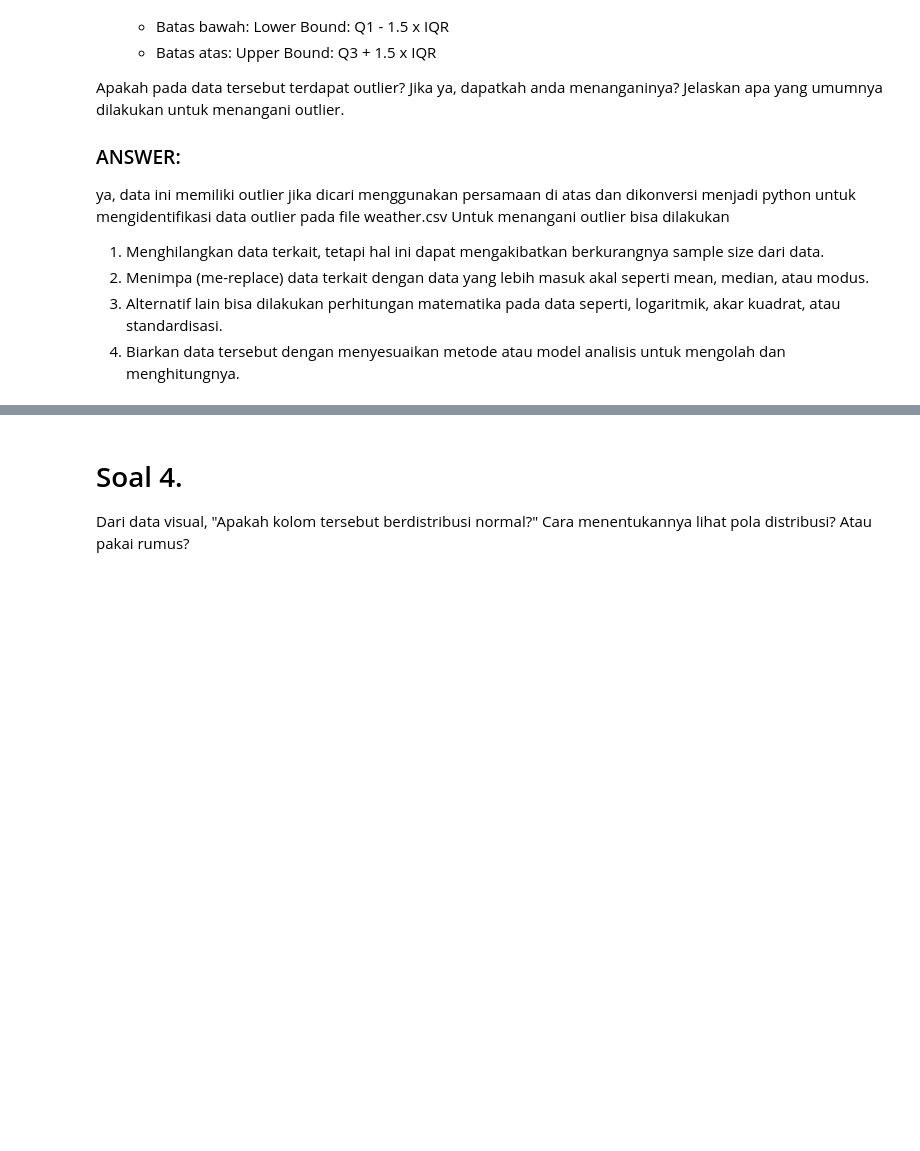
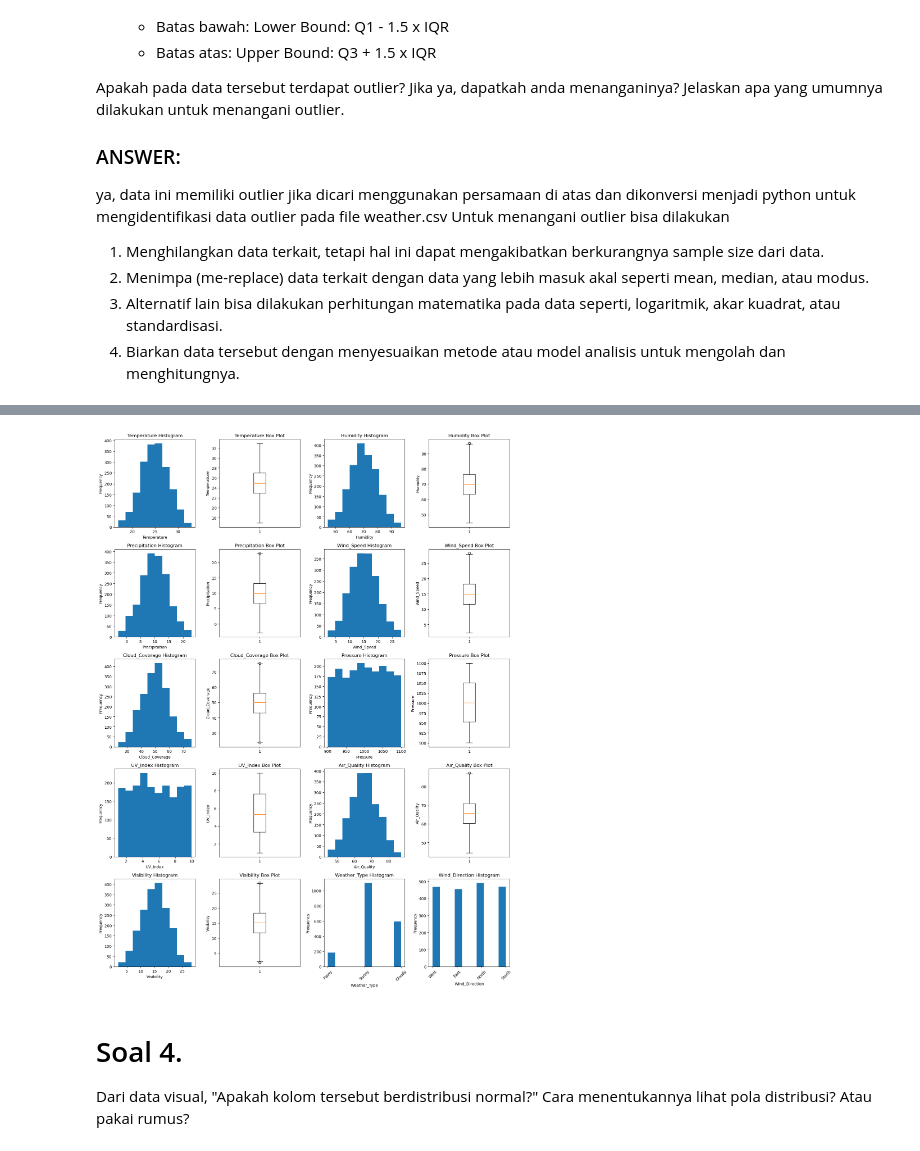
Before and after one commit to Indraswara/Tubes_Probstat, a Jupyter notebook: weather.ipynb, the cells around one changed output, grey strips where cells are left out. Cells and saved outputs as stored; diff of their text form; code cells hidden in the pictures; blank space fills up the shorter version.

```diff
--- a/weather.ipynb
+++ b/weather.ipynb
@@ -104,41 +130,58 @@ Outlier Data:
 # %%
 
 # ini untuk soal nomor 3 visualisasi plot distribusi (udah)
 # TODO:
 # Berikan uraian penjelasan kondisi setiap kolom berdasarkan kedua plot tersebut.
 # Jika numerik dapat dibuat dalam bentuk histogram dan box plot, dan jika string dengan histogram.
 
 import matplotlib.pyplot as plt
+import matplotlib.gridspec as gridspec
 
 # Plot histograms and box plots for numerical columns
 numerical_columns = ['Temperature', 'Humidity', 'Precipitation', 'Wind_Speed', 'Cloud_Coverage', 'Pressure', 'UV_Index', 'Air_Quality', 'Visibility']
+string_columns = ['Weather_Type', 'Wind_Direction']
+
+# Grid
+num_plots = len(numerical_columns) * 2 + len(string_columns)
+cols = 4
+rows = (num_plots + cols - 1) // cols
+
+fig = plt.figure(figsize=(15, rows * 4))
+gs = gridspec.GridSpec(rows, cols, figure=fig)
+
+plot_idx = 0
+
 for column in numerical_columns:
-    fig, axes = plt.subplots(1, 2, figsize=(10, 4))
-
     # Histogram
-    axes[0].hist(data[column], bins=10)
-    axes[0].set_title(f'{column} Histogram')
-    axes[0].set_xlabel(column)
-    axes[0].set_ylabel('Frequency')
+    ax = fig.add_subplot(gs[plot_idx // cols, plot_idx % cols])
+    ax.hist(data[column], bins=10)
+    ax.set_title(f'{column} Histogram')
+    ax.set_xlabel(column)
+    ax.set_ylabel('Frequency')
+    plot_idx += 1
 
     # Box plot
-    axes[1].boxplot(data[column])
-    axes[1].set_title(f'{column} Box Plot')
-    axes[1].set_ylabel(column)
+    ax = fig.add_subplot(gs[plot_idx // cols, plot_idx % cols])
+    ax.boxplot(data[column])
+    ax.set_title(f'{column} Box Plot')
+    ax.set_ylabel(column)
+    plot_idx += 1
 
-    plt.tight_layout()
-    plt.show()
+# Histogram untuk string
+for column in string_columns:
+    ax = fig.add_subplot(gs[plot_idx // cols, plot_idx % cols])
+    ax.hist(data[column])
+    ax.set_title(f'{column} Histogram')
+    ax.set_xlabel(column)
+    ax.set_ylabel('Frequency')
+    ax.set_xticks(range(len(data[column].unique())))
+    ax.set_xticklabels(data[column].unique(), rotation=45)
+    plot_idx += 1
 
-# Plot histograms for string columns
-string_columns = ['Weather_Type', 'Wind_Direction']
-for column in string_columns:
-    plt.hist(data[column])
-    plt.title(f'{column} Histogram')
-    plt.xlabel(column)
-    plt.ylabel('Frequency')
-    plt.xticks(rotation=45)
-    plt.tight_layout()
-    plt.show()
+fig.tight_layout()
+plt.show()
+# %% [output]
+[figure, added]
 # %% [markdown]
 # Soal 4.
 Dari data visual, "Apakah kolom tersebut berdistribusi normal?" Cara menentukannya lihat pola distribusi? Atau pakai rumus?
```
Also changed, not shown: parts of 6 cells of this notebook.
